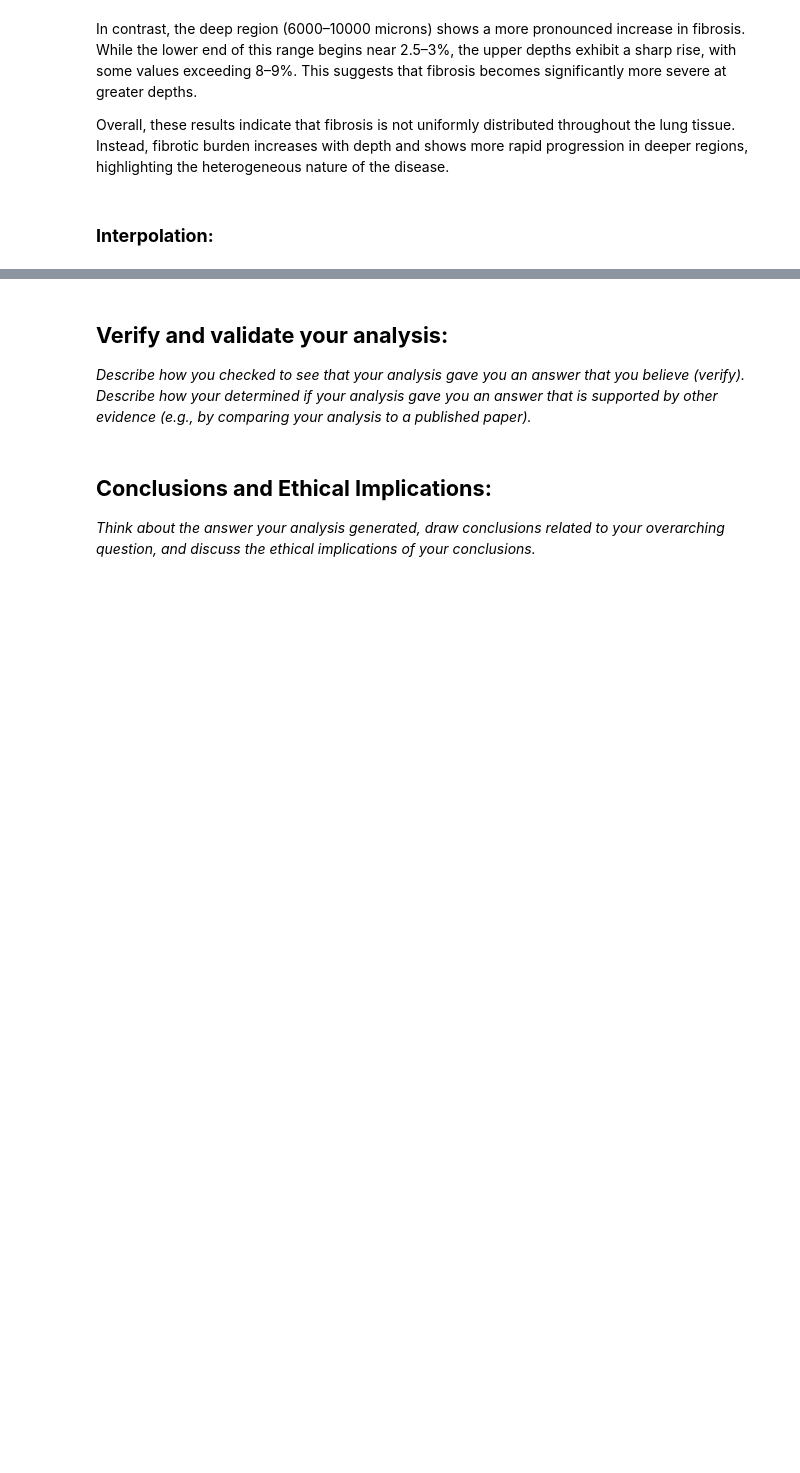
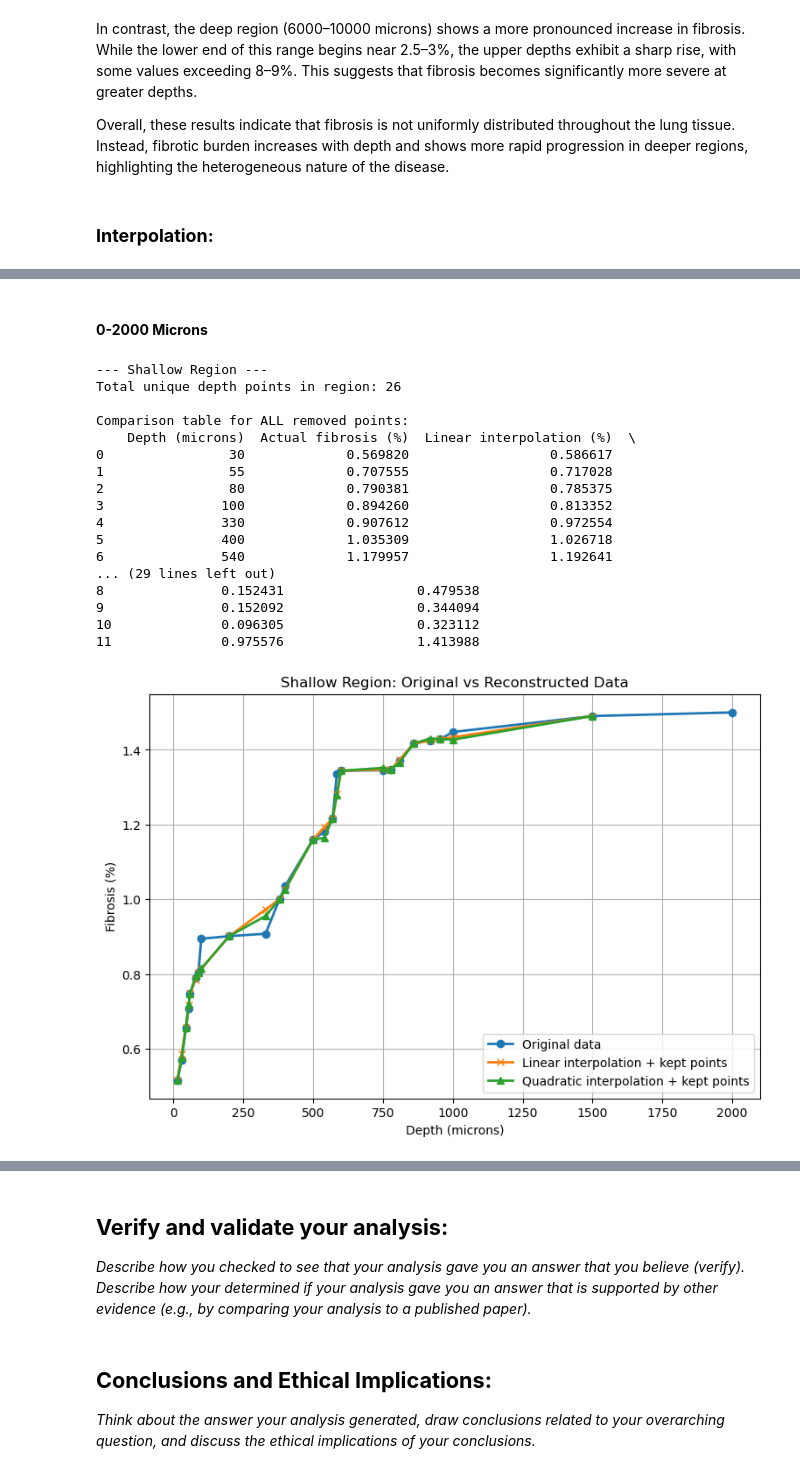
Before and after one commit to breckleytheresa13-debug/Module-3-Fibrosisb-breckley_elfaki, a Jupyter notebook: Module 3 Template.ipynb, the cells around one changed output, grey strips where cells are left out. Cells and saved outputs as stored; diff of their text form; code cells hidden in the pictures; blank space fills up the shorter version.

```diff
--- a/Module 3 Template.ipynb
+++ b/Module 3 Template.ipynb
@@ -306,0 +446,25 @@ NameError: name 'interp1d' is not defined
+# %% [markdown]
+#### **0-2000 Microns**
+# %%
+shallow_compare, shallow_summary = compare_interpolation_region_all_points(
+    results_df, 0, 2000, "Shallow"
+)
+# %% [output]
+--- Shallow Region ---
+Total unique depth points in region: 26
+
+Comparison table for ALL removed points:
+    Depth (microns)  Actual fibrosis (%)  Linear interpolation (%)  \
+0                30             0.569820                  0.586617
+1                55             0.707555                  0.717028
+2                80             0.790381                  0.785375
+3               100             0.894260                  0.813352
+4               330             0.907612                  0.972554
+5               400             1.035309                  1.026718
+6               540             1.179957                  1.192641
+... (29 lines left out)
+8               0.152431                 0.479538
+9               0.152092                 0.344094
+10              0.096305                 0.323112
+11              0.975576                 1.413988
+[figure, added]
```
Also changed, not shown: parts of 20 cells of this notebook, 1 other file.
